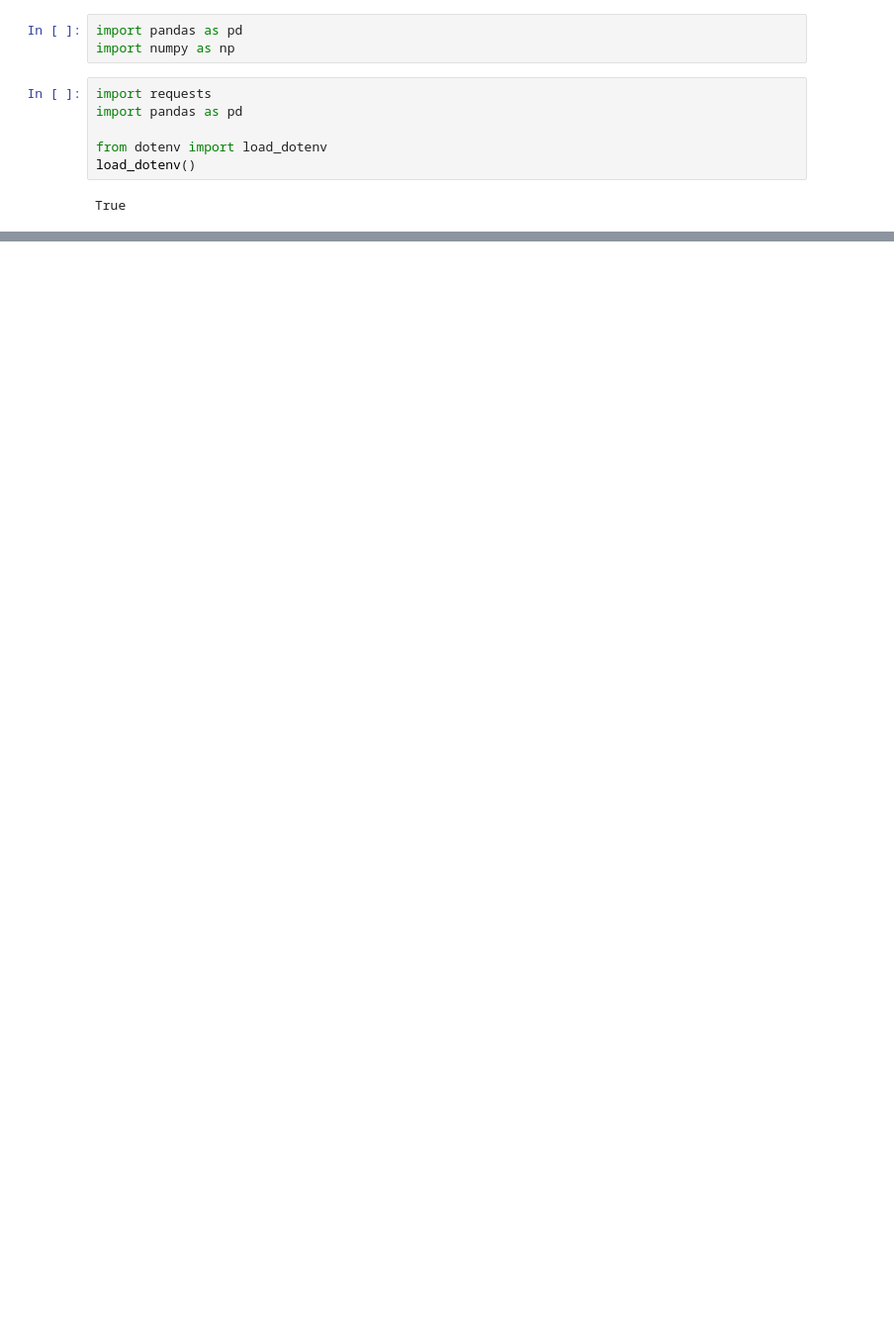
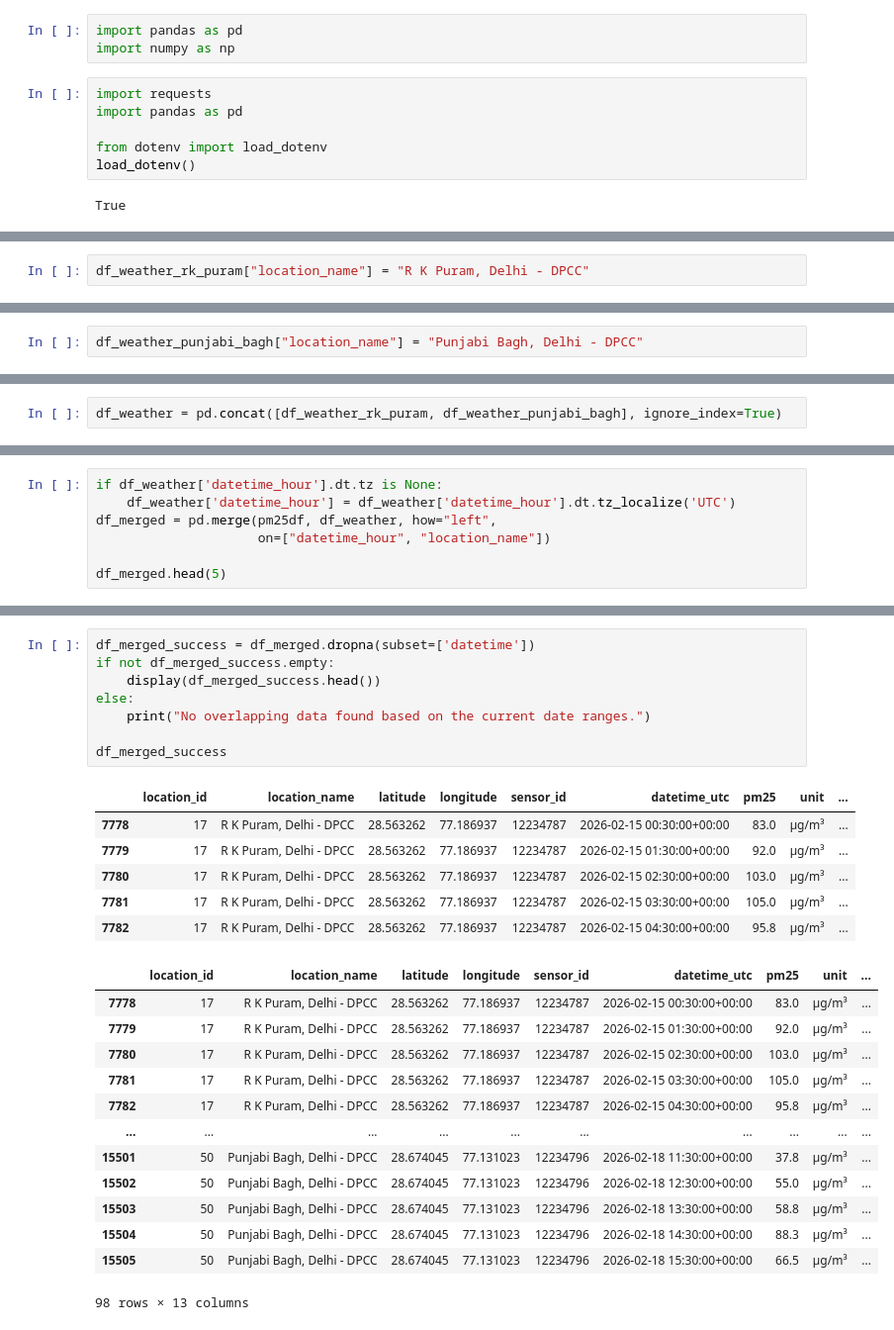
Before and after one commit to hmzakt/Delhi-Climate-Hackathon-2026, a Jupyter notebook: nb.ipynb, the cells around one changed output, grey strips where cells are left out. Shown at 99% size. Drawn from its saved outputs; the diff is of its cells as text; blank space fills up the shorter version.

```diff
--- a/nb.ipynb
+++ b/nb.ipynb
@@ -380,0 +746,2 @@ Columns saved: ['latitude', 'longitude', 'acq_date', 'acq_time', 'confidence', '
+# %%
+df_weather_rk_puram["location_name"] = "R K Puram, Delhi - DPCC"
@@ -380,0 +751,2 @@ Columns saved: ['latitude', 'longitude', 'acq_date', 'acq_time', 'confidence', '
+# %%
+df_weather_punjabi_bagh["location_name"] = "Punjabi Bagh, Delhi - DPCC"
@@ -380,0 +771,2 @@ Columns saved: ['latitude', 'longitude', 'acq_date', 'acq_time', 'confidence', '
+# %%
+df_weather = pd.concat([df_weather_rk_puram, df_weather_punjabi_bagh], ignore_index=True)
@@ -380,0 +776,7 @@ Columns saved: ['latitude', 'longitude', 'acq_date', 'acq_time', 'confidence', '
+# %%
+if df_weather['datetime_hour'].dt.tz is None:
+    df_weather['datetime_hour'] = df_weather['datetime_hour'].dt.tz_localize('UTC')
+df_merged = pd.merge(pm25df, df_weather, how="left",
+                     on=["datetime_hour", "location_name"])
+
+df_merged.head(5)
@@ -380,0 +793,28 @@ Columns saved: ['latitude', 'longitude', 'acq_date', 'acq_time', 'confidence', '
+# %%
+df_merged_success = df_merged.dropna(subset=['datetime'])
+if not df_merged_success.empty:
+    display(df_merged_success.head())
+else:
+    print("No overlapping data found based on the current date ranges.")
+
+df_merged_success
+# %% [output]
+|  | location_id | location_name | latitude | longitude | sensor_id | datetime_utc | pm25 | unit | ... |
+| 7778 | 17 | R K Puram, Delhi - DPCC | 28.563262 | 77.186937 | 12234787 | 2026-02-15 00:30:00+00:00 | 83.0 | µg/m³ | ... |
+| 7779 | 17 | R K Puram, Delhi - DPCC | 28.563262 | 77.186937 | 12234787 | 2026-02-15 01:30:00+00:00 | 92.0 | µg/m³ | ... |
+| 7780 | 17 | R K Puram, Delhi - DPCC | 28.563262 | 77.186937 | 12234787 | 2026-02-15 02:30:00+00:00 | 103.0 | µg/m³ | ... |
+| 7781 | 17 | R K Puram, Delhi - DPCC | 28.563262 | 77.186937 | 12234787 | 2026-02-15 03:30:00+00:00 | 105.0 | µg/m³ | ... |
+| 7782 | 17 | R K Puram, Delhi - DPCC | 28.563262 | 77.186937 | 12234787 | 2026-02-15 04:30:00+00:00 | 95.8 | µg/m³ | ... |
+|  | location_id | location_name | latitude | longitude | sensor_id | datetime_utc | pm25 | unit | ... |
+| 7778 | 17 | R K Puram, Delhi - DPCC | 28.563262 | 77.186937 | 12234787 | 2026-02-15 00:30:00+00:00 | 83.0 | µg/m³ | ... |
+| 7779 | 17 | R K Puram, Delhi - DPCC | 28.563262 | 77.186937 | 12234787 | 2026-02-15 01:30:00+00:00 | 92.0 | µg/m³ | ... |
+| 7780 | 17 | R K Puram, Delhi - DPCC | 28.563262 | 77.186937 | 12234787 | 2026-02-15 02:30:00+00:00 | 103.0 | µg/m³ | ... |
+| 7781 | 17 | R K Puram, Delhi - DPCC | 28.563262 | 77.186937 | 12234787 | 2026-02-15 03:30:00+00:00 | 105.0 | µg/m³ | ... |
+| 7782 | 17 | R K Puram, Delhi - DPCC | 28.563262 | 77.186937 | 12234787 | 2026-02-15 04:30:00+00:00 | 95.8 | µg/m³ | ... |
+| ... | ... | ... | ... | ... | ... | ... | ... | ... | ... |
+| 15501 | 50 | Punjabi Bagh, Delhi - DPCC | 28.674045 | 77.131023 | 12234796 | 2026-02-18 11:30:00+00:00 | 37.8 | µg/m³ | ... |
+| 15502 | 50 | Punjabi Bagh, Delhi - DPCC | 28.674045 | 77.131023 | 12234796 | 2026-02-18 12:30:00+00:00 | 55.0 | µg/m³ | ... |
+| 15503 | 50 | Punjabi Bagh, Delhi - DPCC | 28.674045 | 77.131023 | 12234796 | 2026-02-18 13:30:00+00:00 | 58.8 | µg/m³ | ... |
+| 15504 | 50 | Punjabi Bagh, Delhi - DPCC | 28.674045 | 77.131023 | 12234796 | 2026-02-18 14:30:00+00:00 | 88.3 | µg/m³ | ... |
+| 15505 | 50 | Punjabi Bagh, Delhi - DPCC | 28.674045 | 77.131023 | 12234796 | 2026-02-18 15:30:00+00:00 | 66.5 | µg/m³ | ... |
+98 rows × 13 columns
```
Also changed, not shown: parts of 48 cells of this notebook, 37 other files.
